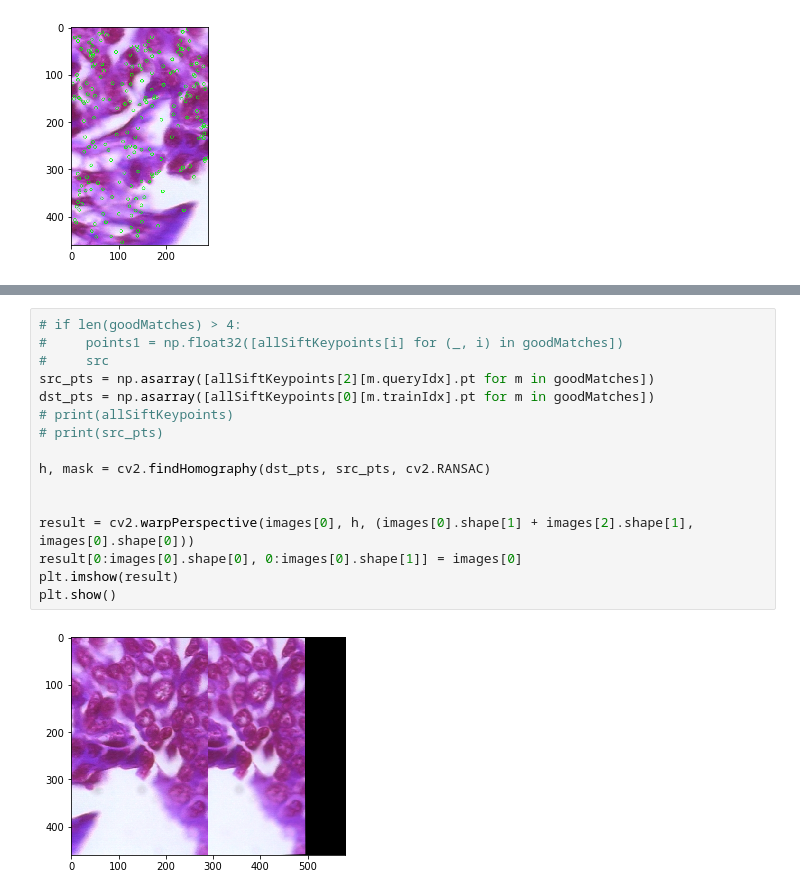
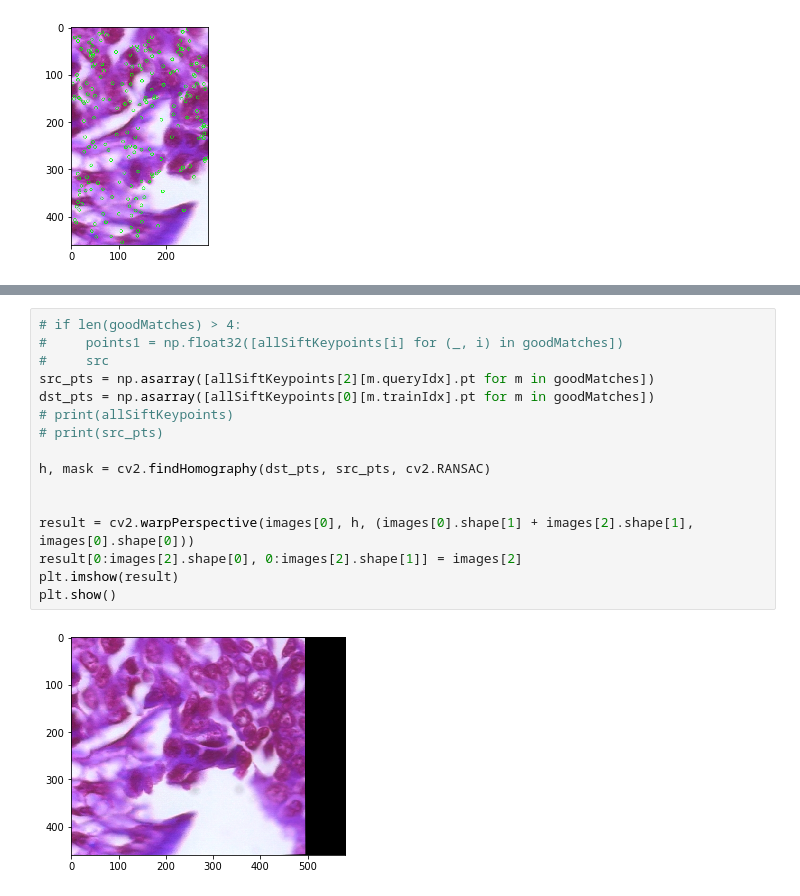
Before and after one commit to wparaujo/visaocomp, a Jupyter notebook: stitching_SIFT.ipynb, the cells around one changed output, grey strips where cells are left out. Cells and saved outputs as stored; diff of their text form.

```diff
--- a/stitching_SIFT.ipynb
+++ b/stitching_SIFT.ipynb
@@ -67,18 +67,18 @@ plt.show()
 # %%
 # if len(goodMatches) > 4:
 #     points1 = np.float32([allSiftKeypoints[i] for (_, i) in goodMatches])
 #     src
 src_pts = np.asarray([allSiftKeypoints[2][m.queryIdx].pt for m in goodMatches])
 dst_pts = np.asarray([allSiftKeypoints[0][m.trainIdx].pt for m in goodMatches])
 # print(allSiftKeypoints)
 # print(src_pts)
 
 h, mask = cv2.findHomography(dst_pts, src_pts, cv2.RANSAC)
 
 
 result = cv2.warpPerspective(images[0], h, (images[0].shape[1] + images[2].shape[1], images[0].shape[0]))
-result[0:images[0].shape[0], 0:images[0].shape[1]] = images[0]
+result[0:images[2].shape[0], 0:images[2].shape[1]] = images[2]
 plt.imshow(result)
 plt.show()
 # %% [output]
-[figure, old version]
+[figure, new version]
```
Also changed, not shown: parts of 1 cell of this notebook, 3 other files.
